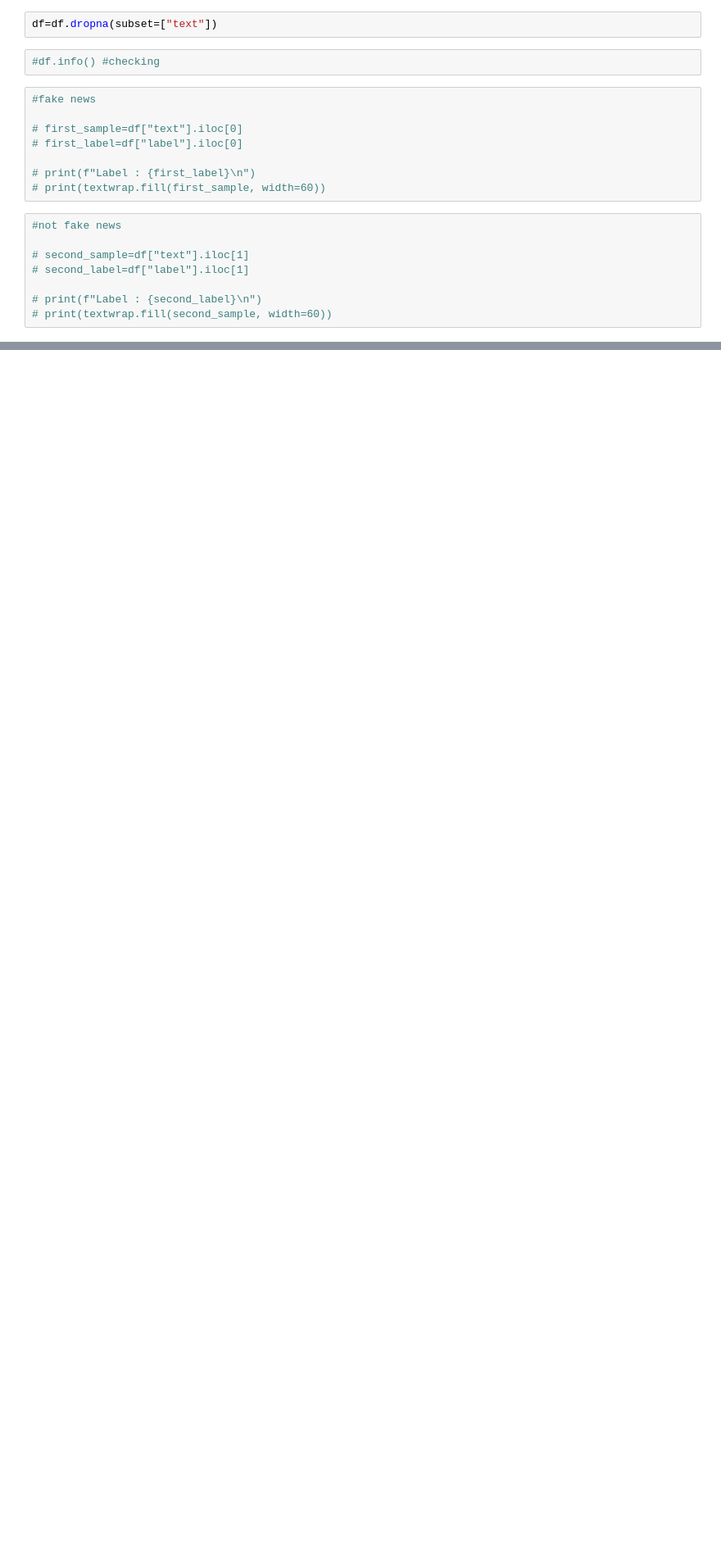
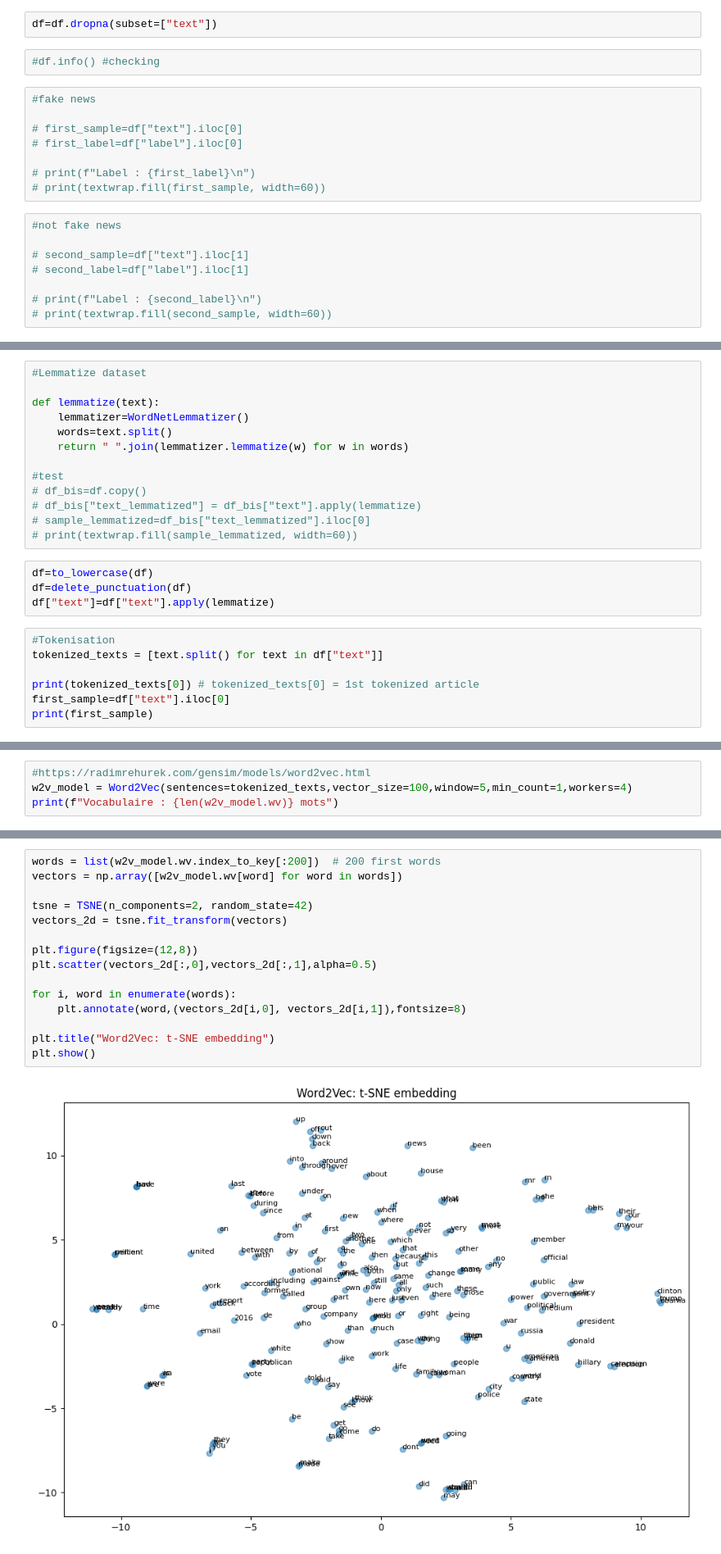
Before and after one commit to elizabeth-wolfsohn/fake_news_detection, a Jupyter notebook: dataset.ipynb, the cells around one changed output, grey strips where cells are left out. Shown at 82% size. Cells and saved outputs as stored; diff of their text form; blank space fills up the shorter version.

Commit message:
add feature extraction (word2vec + t-sne embedding)

```diff
--- a/dataset.ipynb
+++ b/dataset.ipynb
@@ -156,0 +141,24 @@ buy darrel a mello yello. connect
+# %%
+#Lemmatize dataset
+
+def lemmatize(text):
+    lemmatizer=WordNetLemmatizer()
+    words=text.split()
+    return " ".join(lemmatizer.lemmatize(w) for w in words)
+
+#test
+# df_bis=df.copy()
+# df_bis["text_lemmatized"] = df_bis["text"].apply(lemmatize)
+# sample_lemmatized=df_bis["text_lemmatized"].iloc[0]
+# print(textwrap.fill(sample_lemmatized, width=60))
+# %%
+df=to_lowercase(df)
+df=delete_punctuation(df)
+df["text"]=df["text"].apply(lemmatize)
+# %%
+#Tokenisation
+tokenized_texts = [text.split() for text in df["text"]]
+
+print(tokenized_texts[0]) # tokenized_texts[0] = 1st tokenized article
+first_sample=df["text"].iloc[0]
+print(first_sample)
@@ -156,0 +170,4 @@ buy darrel a mello yello. connect
+# %%
+#https://radimrehurek.com/gensim/models/word2vec.html
+w2v_model = Word2Vec(sentences=tokenized_texts,vector_size=100,window=5,min_count=1,workers=4)
+print(f"Vocabulaire : {len(w2v_model.wv)} mots")
@@ -156,0 +186,17 @@ buy darrel a mello yello. connect
+# %%
+words = list(w2v_model.wv.index_to_key[:200])  # 200 first words
+vectors = np.array([w2v_model.wv[word] for word in words])
+
+tsne = TSNE(n_components=2, random_state=42)
+vectors_2d = tsne.fit_transform(vectors)
+
+plt.figure(figsize=(12,8))
+plt.scatter(vectors_2d[:,0],vectors_2d[:,1],alpha=0.5)
+
+for i, word in enumerate(words):
+    plt.annotate(word,(vectors_2d[i,0], vectors_2d[i,1]),fontsize=8)
+
+plt.title("Word2Vec: t-SNE embedding")
+plt.show()
+# %% [output]
+[figure, added]
```
Also changed, not shown: parts of 15 cells of this notebook.
